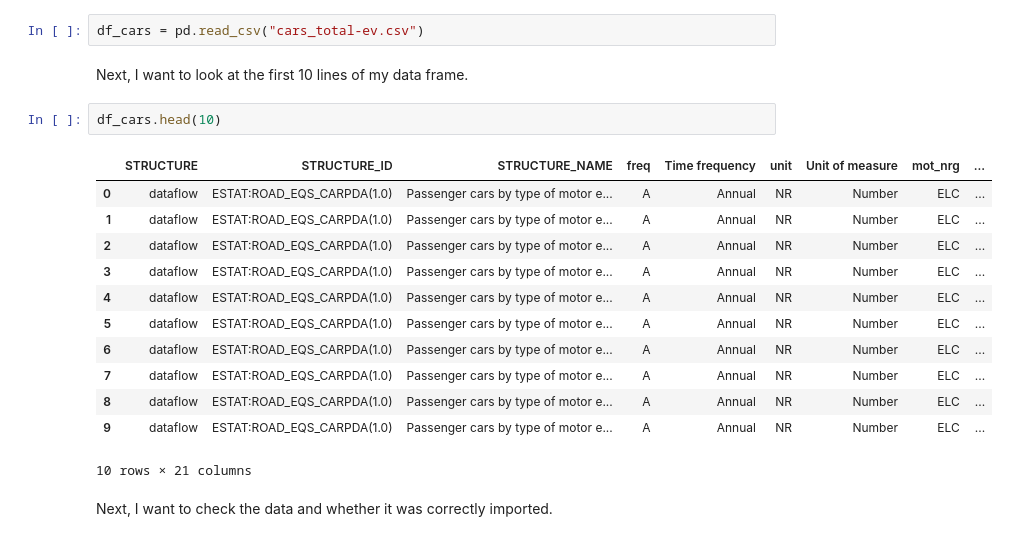
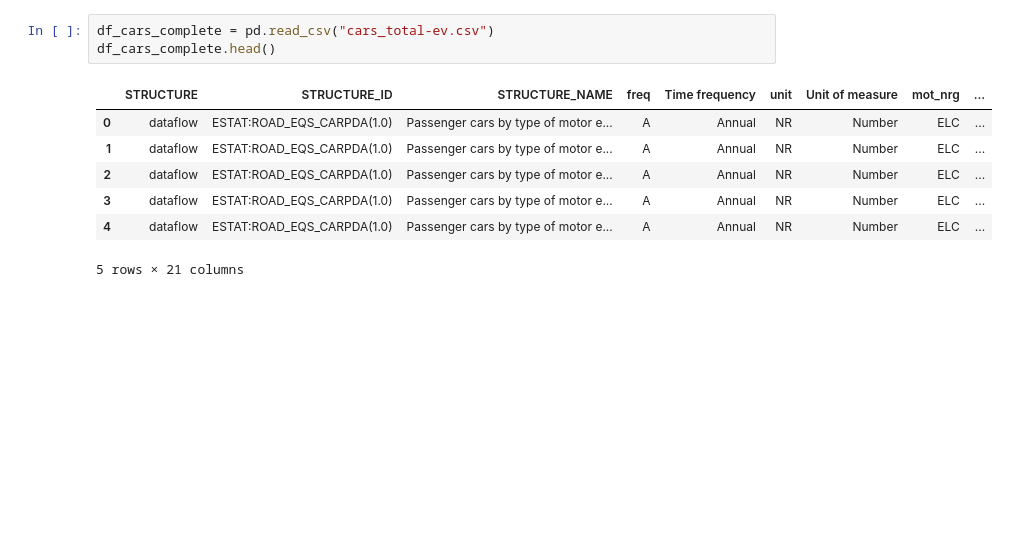
Before and after one commit to Mxlrt69/Data_Science_Project, a Jupyter notebook: data_cleaning_alina.ipynb, the cells around one changed output. Cells and saved outputs as stored; diff of their text form; blank space fills up the shorter version.

```diff
--- a/data_cleaning_alina.ipynb
+++ b/data_cleaning_alina.ipynb
@@ -12,21 +21,11 @@ Next, I we want to import the Dataset as a 'pandas' data frame.
 # %%
-df_cars = pd.read_csv("cars_total-ev.csv")
+df_cars_complete = pd.read_csv("cars_total-ev.csv")
+df_cars_complete.head()
+# %% [output]
+|  | STRUCTURE | STRUCTURE_ID | STRUCTURE_NAME | freq | Time frequency | unit | Unit of measure | mot_nrg | ... |
+| 0 | dataflow | ESTAT:ROAD_EQS_CARPDA(1.0) | Passenger cars by type of motor e... | A | Annual | NR | Number | ELC | ... |
+| 1 | dataflow | ESTAT:ROAD_EQS_CARPDA(1.0) | Passenger cars by type of motor e... | A | Annual | NR | Number | ELC | ... |
+| 2 | dataflow | ESTAT:ROAD_EQS_CARPDA(1.0) | Passenger cars by type of motor e... | A | Annual | NR | Number | ELC | ... |
+| 3 | dataflow | ESTAT:ROAD_EQS_CARPDA(1.0) | Passenger cars by type of motor e... | A | Annual | NR | Number | ELC | ... |
+| 4 | dataflow | ESTAT:ROAD_EQS_CARPDA(1.0) | Passenger cars by type of motor e... | A | Annual | NR | Number | ELC | ... |
+5 rows × 21 columns
-# %% [markdown]
-Next, I want to look at the first 10 lines of my data frame.
-# %%
-df_cars.head(10)
-# %% [output]
-|  | STRUCTURE | STRUCTURE_ID | STRUCTURE_NAME | freq | Time frequency | unit | Unit of measure | mot_nrg | ... |
-| 0 | dataflow | ESTAT:ROAD_EQS_CARPDA(1.0) | Passenger cars by type of motor e... | A | Annual | NR | Number | ELC | ... |
-| 1 | dataflow | ESTAT:ROAD_EQS_CARPDA(1.0) | Passenger cars by type of motor e... | A | Annual | NR | Number | ELC | ... |
-| 2 | dataflow | ESTAT:ROAD_EQS_CARPDA(1.0) | Passenger cars by type of motor e... | A | Annual | NR | Number | ELC | ... |
-| 3 | dataflow | ESTAT:ROAD_EQS_CARPDA(1.0) | Passenger cars by type of motor e... | A | Annual | NR | Number | ELC | ... |
-| 4 | dataflow | ESTAT:ROAD_EQS_CARPDA(1.0) | Passenger cars by type of motor e... | A | Annual | NR | Number | ELC | ... |
-| 5 | dataflow | ESTAT:ROAD_EQS_CARPDA(1.0) | Passenger cars by type of motor e... | A | Annual | NR | Number | ELC | ... |
-| 6 | dataflow | ESTAT:ROAD_EQS_CARPDA(1.0) | Passenger cars by type of motor e... | A | Annual | NR | Number | ELC | ... |
-| 7 | dataflow | ESTAT:ROAD_EQS_CARPDA(1.0) | Passenger cars by type of motor e... | A | Annual | NR | Number | ELC | ... |
-| 8 | dataflow | ESTAT:ROAD_EQS_CARPDA(1.0) | Passenger cars by type of motor e... | A | Annual | NR | Number | ELC | ... |
-| 9 | dataflow | ESTAT:ROAD_EQS_CARPDA(1.0) | Passenger cars by type of motor e... | A | Annual | NR | Number | ELC | ... |
-10 rows × 21 columns
-# %% [markdown]
-Next, I want to check the data and whether it was correctly imported.
```
Also changed, not shown: parts of 23 cells of this notebook.
